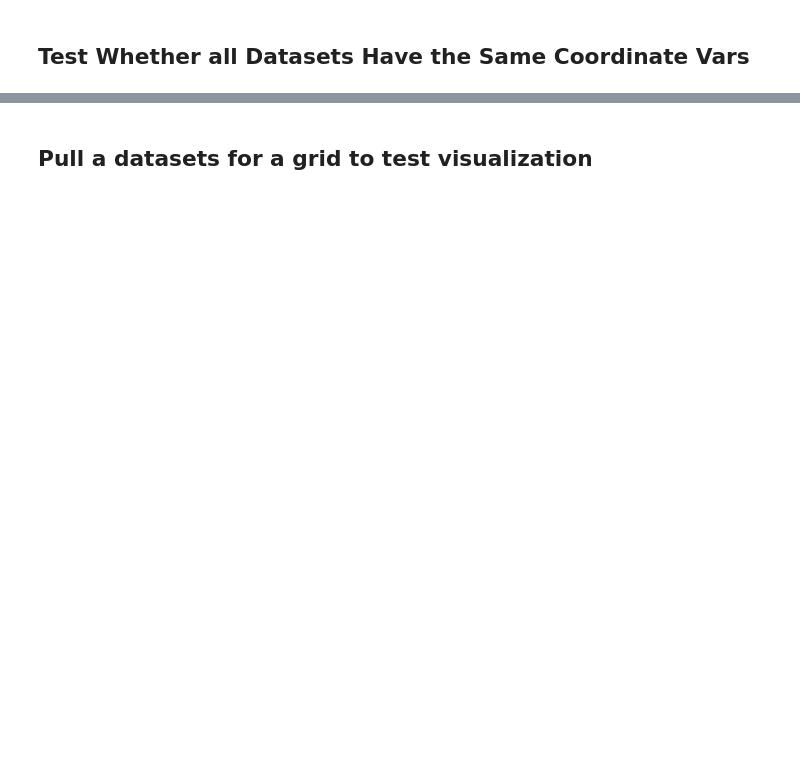
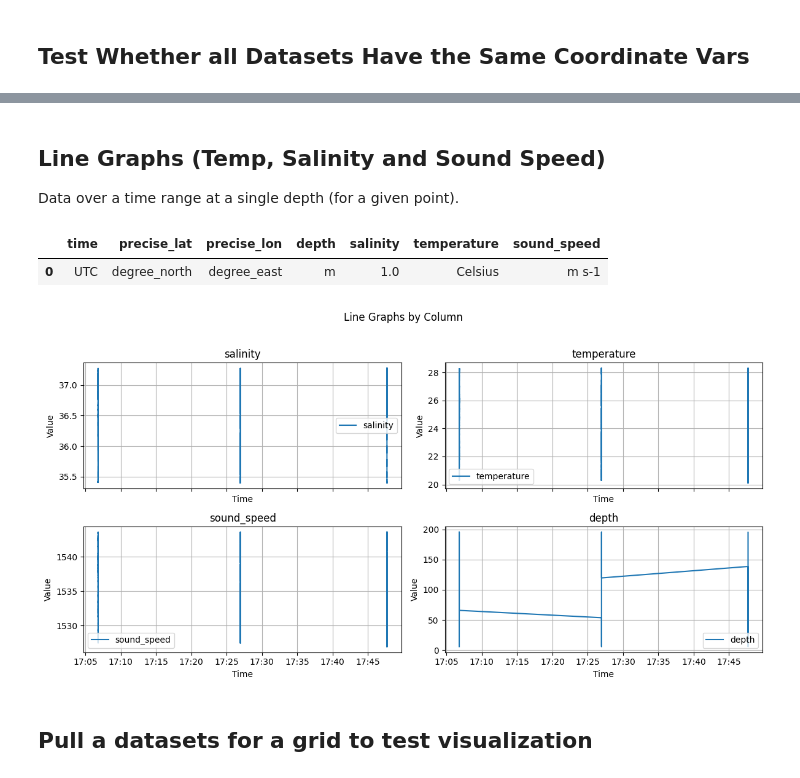
Before and after one commit to wnkhan/erddap_client, a Jupyter notebook: notebooks/10_noaa_facilitated_erddap/glider_erddap_analysis.ipynb, the cells around one changed output, grey strips where cells are left out. Saved outputs shown, nothing was run; the diff lists cells and outputs as text; code cells hidden in the pictures; blank space fills up the shorter version.

Commit message:
Added line graphs for glider mission salinity, temp, sound_speed, and depth.

```diff
--- a/notebooks/10_noaa_facilitated_erddap/glider_erddap_analysis.ipynb
+++ b/notebooks/10_noaa_facilitated_erddap/glider_erddap_analysis.ipynb
@@ -143,18 +185,16 @@ datasets_metadata[
 # %%
 glider_dataset_count = len(datasets_metadata['Title'].unique())
 
-lat_col = 'precise_lat'
-lon_col = 'precise_lon'
+variables = ["time","precise_lat","precise_lon","depth","salinity","temperature","sound_speed"]
 
-row_count_for_coords = datasets_metadata[
+row_count_for_dataset_vars = datasets_metadata[
     (datasets_metadata['Row Type'] == 'variable')
     &
     (
-        datasets_metadata['Variable Name'].str.contains(lat_col)
-        | datasets_metadata['Variable Name'].str.contains(lon_col)
+        datasets_metadata['Variable Name'].isin(variables)
     )
 ].shape[0]
 
-coord_count_per_row = 2
+variable_count = len(variables)
 
-assert glider_dataset_count, (row_count_for_coords / coord_count_per_row)
+assert glider_dataset_count, (row_count_for_dataset_vars / variable_count)
@@ -161,2 +209,66 @@ assert glider_dataset_count, (row_count_for_coords / coord_count_per_row)
+# %% [markdown]
+## Line Graphs (Temp, Salinity and Sound Speed)
+
+Data over a time range at a single depth (for a given point).
+# %%
+ng616 = glider_ingestor.get_dataset('ng616-20180701T0000', variables)
+ng616_units = ng616[:1]
+ng616_data = ng616[1:]
+# %%
+ng616_data.shape
+ng616_units
+# %% [output]
+|  | time | precise_lat | precise_lon | depth | salinity | temperature | sound_speed |
+| 0 | UTC | degree_north | degree_east | m | 1.0 | Celsius | m s-1 |
+# %%
+import numpy as np
+import matplotlib.pyplot as plt
+import matplotlib.dates as mdates
+
+plot_df = ng616_data.copy()
+plot_df['time'] = pd.to_datetime(plot_df['time'],errors="coerce")
+plot_df = plot_df[
+    (plot_df["time"] < pd.Timestamp('2018-07-17 19:00:00+0000'))
+    & (plot_df["time"] > pd.Timestamp('2018-07-17 14:00:00+0000'))
+
+]
+plot_df = plot_df.dropna(subset=['time']).sort_values(by="time",ascending=True)
+
+y_cols = ["salinity","temperature","sound_speed","depth"]
+for col in y_cols:
+    plot_df[col] = pd.to_numeric(plot_df[col], errors="coerce")
+
+ncols = 2
+nrows = int(np.ceil(len(y_cols) / ncols))
+
+fig, axes = plt.subplots(
+    nrows=nrows,
+    ncols=ncols,
+    figsize=(12,6),
+    sharex=True
+)
+
+axes = np.array(axes).reshape(-1)
+
+for ax, col in zip(axes, y_cols):
+    ax.plot(plot_df["time"], plot_df[col], label=col)
+    ax.set_title(col)
+    ax.set_ylabel("Value")
+    ax.grid(True)
+    ax.legend()
+
+for ax in axes[len(y_cols):]:
+    ax.set_visible(False)
+
+for ax in axes[:len(y_cols)]:
+    ax.set_xlabel("Time")
+
+ax.xaxis.set_major_formatter(mdates.DateFormatter("%H:%M"))
+
+fig.suptitle("Line Graphs by Column",y=1.02)
+fig.tight_layout()
+plt.show()
+# %% [output]
+[figure, added]
 # %% [markdown]
 ## Pull a datasets for a grid to test visualization
```
Also changed, not shown: parts of 9 cells of this notebook.
